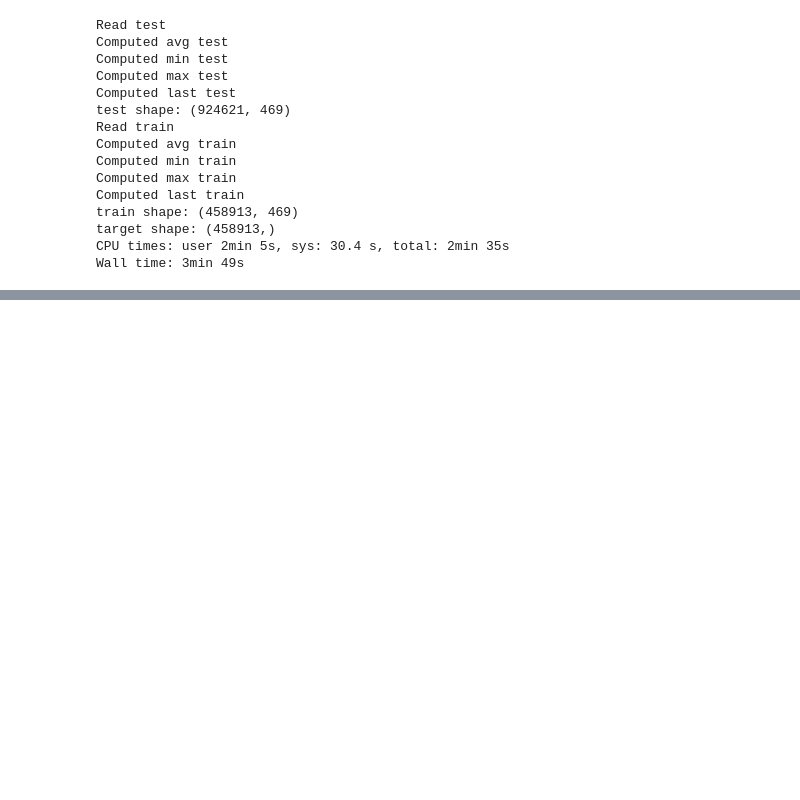
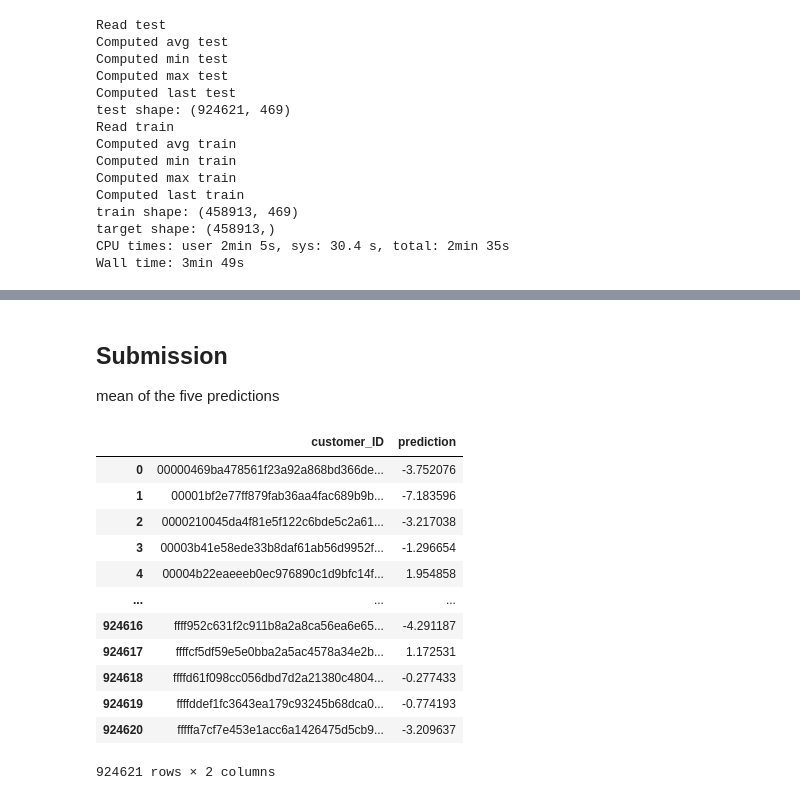
Before and after one commit to YuLim2/Kaggle, a Jupyter notebook: AMEX/amex-data-analysis-in-english.ipynb, the cells around one changed output, grey strips where cells are left out. Drawn from its saved outputs; the diff is of its cells as text; code cells hidden in the pictures; blank space fills up the shorter version.

```diff
--- a/AMEX/amex-data-analysis-in-english.ipynb
+++ b/AMEX/amex-data-analysis-in-english.ipynb
@@ -468,0 +568,23 @@ Wall time: 3min 49s
+# %% [markdown]
+## Submission
+mean of the five predictions
+# %%
+if INFERENCE:
+    sub = pd.DataFrame({'customer_ID': test.index,
+                        'prediction': np.mean(y_pred_list, axis=0)})
+    sub.to_csv('submission.csv', index=False)
+    display(sub)
+# %% [output]
+|  | customer_ID | prediction |
+| 0 | 00000469ba478561f23a92a868bd366de... | -3.752076 |
+| 1 | 00001bf2e77ff879fab36aa4fac689b9b... | -7.183596 |
+| 2 | 0000210045da4f81e5f122c6bde5c2a61... | -3.217038 |
+| 3 | 00003b41e58ede33b8daf61ab56d9952f... | -1.296654 |
+| 4 | 00004b22eaeeeb0ec976890c1d9bfc14f... | 1.954858 |
+| ... | ... | ... |
+| 924616 | ffff952c631f2c911b8a2a8ca56ea6e65... | -4.291187 |
+| 924617 | ffffcf5df59e5e0bba2a5ac4578a34e2b... | 1.172531 |
+| 924618 | ffffd61f098cc056dbd7d2a21380c4804... | -0.277433 |
+| 924619 | ffffddef1fc3643ea179c93245b68dca0... | -0.774193 |
+| 924620 | fffffa7cf7e453e1acc6a1426475d5cb9... | -3.209637 |
+924621 rows × 2 columns
```
Also changed, not shown: parts of 6 cells of this notebook.
